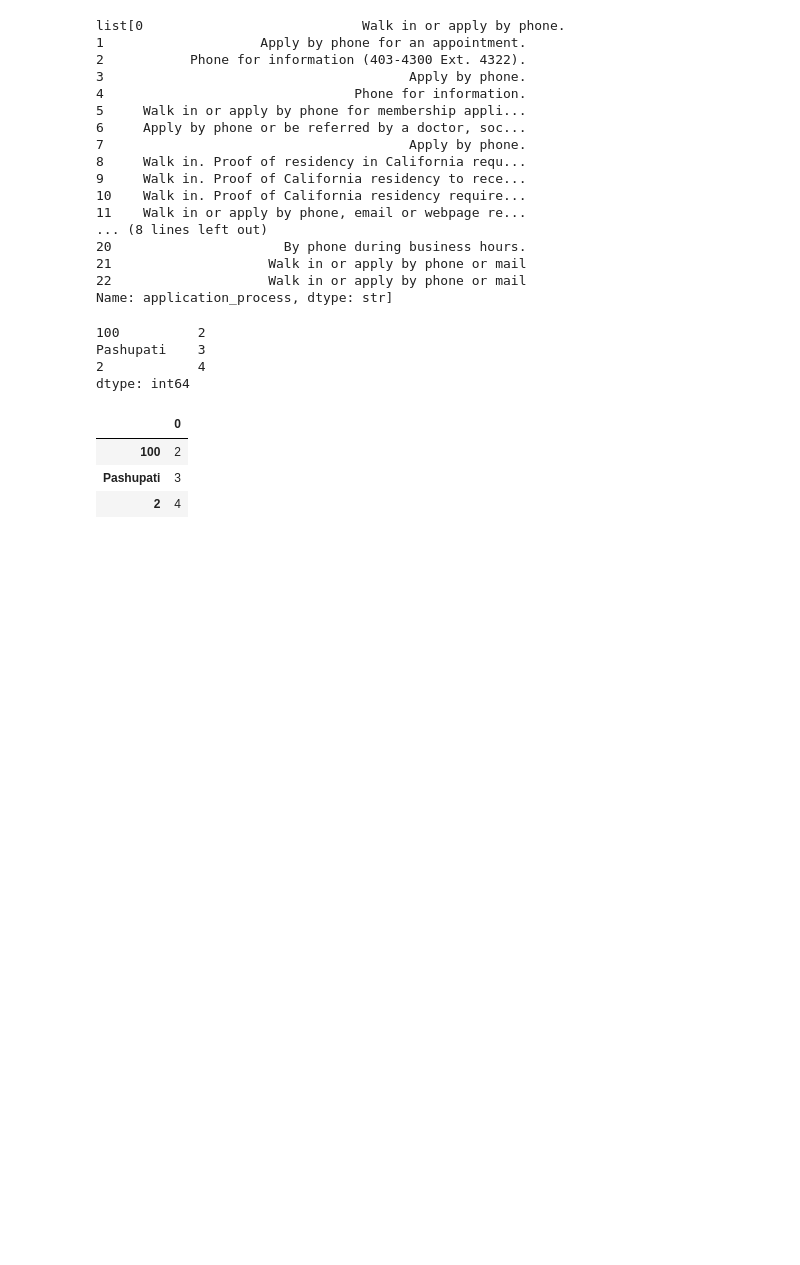
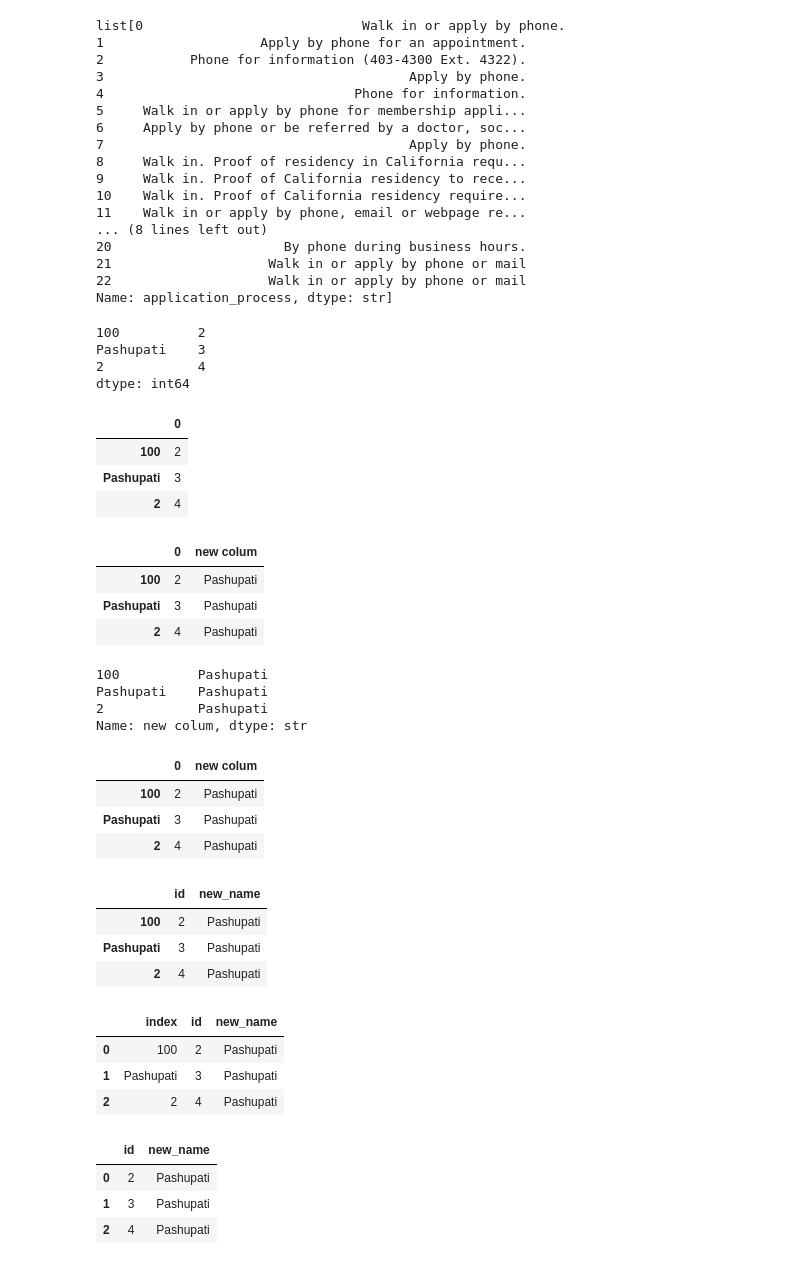
Before and after one commit to pashupatinathvidyarthi/Data-Analytics, a Jupyter notebook: Pandas/Pandas_01.ipynb, the cells around one changed output. Cells and saved outputs as stored; diff of their text form; code cells hidden in the pictures; blank space fills up the shorter version.

Commit message:
Pandas File

```diff
--- a/Pandas/Pandas_01.ipynb
+++ b/Pandas/Pandas_01.ipynb
@@ -489,9 +489,57 @@ Pashupati    3
 2            4
 dtype: int64
 # %%
-pd.DataFrame(pd.Series([2,3,4], index=[100,'Pashupati',2])) # This code is creating a pandas Series with the values 2, 3, and 4, and assigning custom index labels 100, 'Pashupati', and 2 to each element. Then, it is converting that Series into a DataFrame. The resulting DataFrame will have a single column containing the values from the Series, and the index of the Series will become the index of the DataFrame. The column name will be 0 by default, but you can specify a different column name if desired.
+d=pd.DataFrame(pd.Series([2,3,4], index=[100,'Pashupati',2])) # This code is creating a pandas Series with the values 2, 3, and 4, and assigning custom index labels 100, 'Pashupati', and 2 to each element. Then, it is converting that Series into a DataFrame. The resulting DataFrame will have a single column containing the values from the Series, and the index of the Series will become the index of the DataFrame. The column name will be 0 by default, but you can specify a different column name if desired.
-# %% [output]
-|  | 0 |
-| 100 | 2 |
-| Pashupati | 3 |
-| 2 | 4 |
+# %%
+d
+# %% [output]
+|  | 0 |
+| 100 | 2 |
+| Pashupati | 3 |
+| 2 | 4 |
+# %%
+d['new colum']='Pashupati' # This code is adding a new column named 'new colum' to the DataFrame d and assigning the value 'Pashupati' to all rows in that column. After executing this code, the DataFrame d will have an additional column with the specified name and value.
+# %%
+d
+# %% [output]
+|  | 0 | new colum |
+| 100 | 2 | Pashupati |
+| Pashupati | 3 | Pashupati |
+| 2 | 4 | Pashupati |
+# %%
+d['new colum'] # This code is accessing the 'new colum' column of the DataFrame d. It will return a Series object containing the values of that column, which in this case will be 'Pashupati' for all rows.
+# %% [output]
+100          Pashupati
+Pashupati    Pashupati
+2            Pashupati
+Name: new colum, dtype: str
+# %%
+d
+# %% [output]
+|  | 0 | new colum |
+| 100 | 2 | Pashupati |
+| Pashupati | 3 | Pashupati |
+| 2 | 4 | Pashupati |
+# %%
+d.columns=['id','new_name'] # This code is attempting to rename the columns of the DataFrame d by assigning a new list of column names to the colums attribute. However, there is a typo in the attribute name; it should be columns instead of colums. The correct code should be:
+# %%
+d
+# %% [output]
+|  | id | new_name |
+| 100 | 2 | Pashupati |
+| Pashupati | 3 | Pashupati |
+| 2 | 4 | Pashupati |
+# %%
+d.reset_index() # This code is resetting the index of the Series d to the default integer index. The reset_index() method will create a new DataFrame with the original index as a column and a new default integer index (0, 1, 2, etc.). If you want to drop the original index and just have the default integer index, you can use d.reset_index(drop=True).
+# %% [output]
+|  | index | id | new_name |
+| 0 | 100 | 2 | Pashupati |
+| 1 | Pashupati | 3 | Pashupati |
+| 2 | 2 | 4 | Pashupati |
+# %%
+d.reset_index(drop=True) # This code is resetting the index of the Series d to the default integer index while dropping the original index. The reset_index(drop=True) method will create a new Series with a new default integer index (0, 1, 2, etc.) and will not include the original index as a column in the resulting Series.
+# %% [output]
+|  | id | new_name |
+| 0 | 2 | Pashupati |
+| 1 | 3 | Pashupati |
+| 2 | 4 | Pashupati |
```
